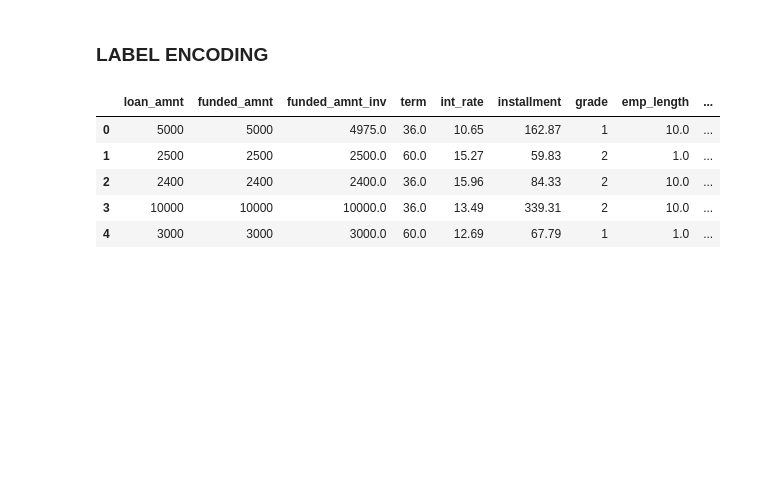
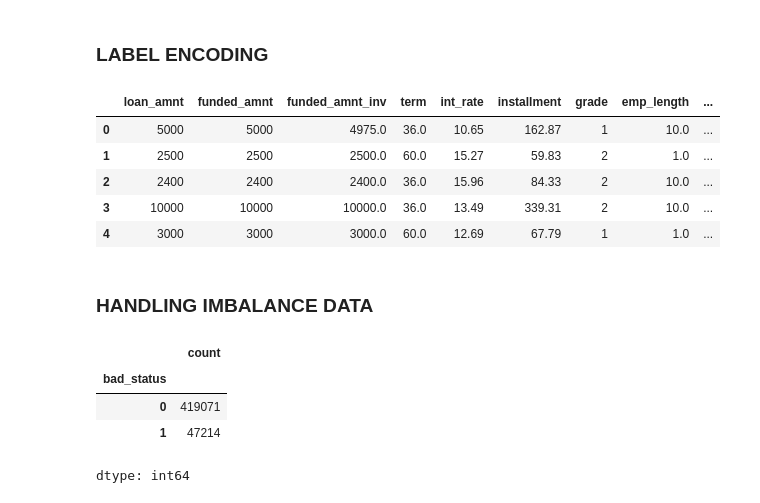
Before and after one commit to rfaoktvian/Credit_Risk_Prediction_ID-X-Partners, a Jupyter notebook: CreditRisk_Final_Project_ID_X_Partners.ipynb, the cells around one changed output. Drawn from its saved outputs; the diff is of its cells as text; code cells hidden in the pictures; blank space fills up the shorter version.

```diff
--- a/CreditRisk_Final_Project_ID_X_Partners.ipynb
+++ b/CreditRisk_Final_Project_ID_X_Partners.ipynb
@@ -882,3 +886,5 @@ df.head()
 | 2 | 2400 | 2400 | 2400.0 | 36.0 | 15.96 | 84.33 | 2 | 10.0 | ... |
 | 3 | 10000 | 10000 | 10000.0 | 36.0 | 13.49 | 339.31 | 2 | 10.0 | ... |
 | 4 | 3000 | 3000 | 3000.0 | 60.0 | 12.69 | 67.79 | 1 | 1.0 | ... |
+# %% [markdown]
+### HANDLING IMBALANCE DATA
@@ -884,0 +894,8 @@ df.head()
+# %%
+y.value_counts()
+# %% [output]
+|  | count |
+| bad_status |  |
+| 0 | 419071 |
+| 1 | 47214 |
+dtype: int64
```
Also changed, not shown: parts of 10 cells of this notebook.
